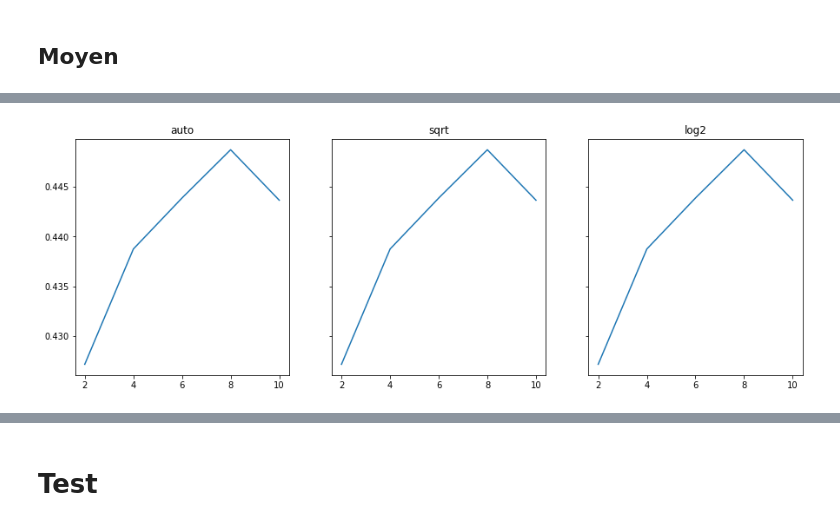
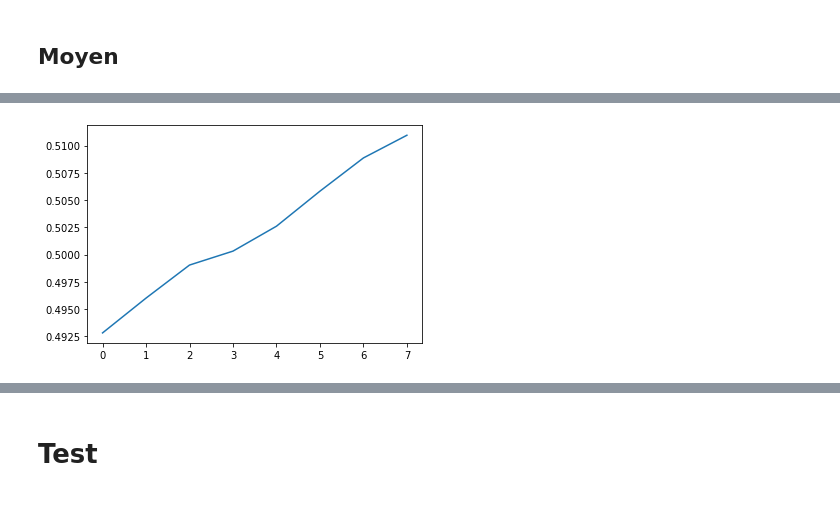
Before and after one commit to JlnZhou/ProjectML, a Jupyter notebook: Regression_GAMRandomForestAR.ipynb, the cells around one changed output, grey strips where cells are left out. Drawn from its saved outputs; the diff is of its cells as text; code cells hidden in the pictures.

```diff
--- a/Regression_GAMRandomForestAR.ipynb
+++ b/Regression_GAMRandomForestAR.ipynb
@@ -404,20 +396,13 @@ plt.savefig("../Data/Figures/GAMRFAR/GAMRFAR_RMSE_Samples.png")
 # %%
 cv_moyen = pd.DataFrame()
 
-for curr_feature in feature_grid:
+for curr_lag in range(max_lag+1):
     for curr_sample in sample_grid:
         curr_moyen = {}
-        cv_scores = pd.read_csv("../Data/GAMRandomForest_Meteo/CV_MAE_standard_" + str(curr_feature) + "_" + str(curr_sample) + ".csv")
+        cv_scores = pd.read_csv("../Data/GAMRandomForestAR/CV_MAE_standard_auto_" + str(curr_sample) + "_" + str(curr_lag) + ".csv")
         for code in liste_stations_debit:
             curr_moyen[code] = list(cv_scores[cv_scores["Code station"] == code]["Moyenne"])
         curr_moyen = pd.DataFrame(curr_moyen)
-        curr_moyen["Max_features"] = curr_feature
+        curr_moyen["Lags"] = curr_lag
         curr_moyen["Max_samples"] = curr_sample
         cv_moyen = pd.concat([cv_moyen, curr_moyen])
-
-fig, axs = plt.subplots(1, len(feature_grid), figsize = (15,5), sharey=True)
-for j in range(len(feature_grid)):
-    axs[j].plot(cv_moyen[cv_moyen["Max_features"] == feature_grid[j]]["Max_samples"],
-                  cv_moyen[cv_moyen["Max_features"] == feature_grid[j]][liste_stations_debit].mean(axis = 1).values,)
-    axs[j].set_title(feature_grid[j])
-plt.show()
@@ -426,22 +414,18 @@ plt.show()
+# %%
+plt.plot(cv_moyen.groupby("Lags").mean().index, cv_moyen.groupby("Lags").mean()[liste_stations_debit].mean(axis = 1).values)
+plt.savefig("../Data/Figures/GAMRFAR/GAMRFAR_MAE_AR.png")
+# %% [output]
+[figure, added]
 # %%
 cv_moyen = pd.DataFrame()
 
-for curr_feature in feature_grid:
+for curr_lag in range(max_lag+1):
     for curr_sample in sample_grid:
         curr_moyen = {}
-        cv_scores = pd.read_csv("../Data/GAMRandomForest_Meteo/CV_R2_standard_" + str(curr_feature) + "_" + str(curr_sample) + ".csv")
+        cv_scores = pd.read_csv("../Data/GAMRandomForestAR/CV_R2_standard_auto_" + str(curr_sample) + "_" + str(curr_lag) + ".csv")
         for code in liste_stations_debit:
             curr_moyen[code] = list(cv_scores[cv_scores["Code station"] == code]["Moyenne"])
         curr_moyen = pd.DataFrame(curr_moyen)
-        curr_moyen["Max_features"] = curr_feature
+        curr_moyen["Lags"] = curr_lag
         curr_moyen["Max_samples"] = curr_sample
         cv_moyen = pd.concat([cv_moyen, curr_moyen])
-
-fig, axs = plt.subplots(1, len(feature_grid), figsize = (15,5), sharey=True)
-for j in range(len(feature_grid)):
-    axs[j].plot(cv_moyen[cv_moyen["Max_features"] == feature_grid[i]]["Max_samples"],
-                  cv_moyen[cv_moyen["Max_features"] == feature_grid[i]][liste_stations_debit].mean(axis = 1).values,)
-    axs[j].set_title(feature_grid[j])
-plt.show()
-# %% [output]
-[figure, removed]
```
Also changed, not shown: parts of 11 cells of this notebook.
